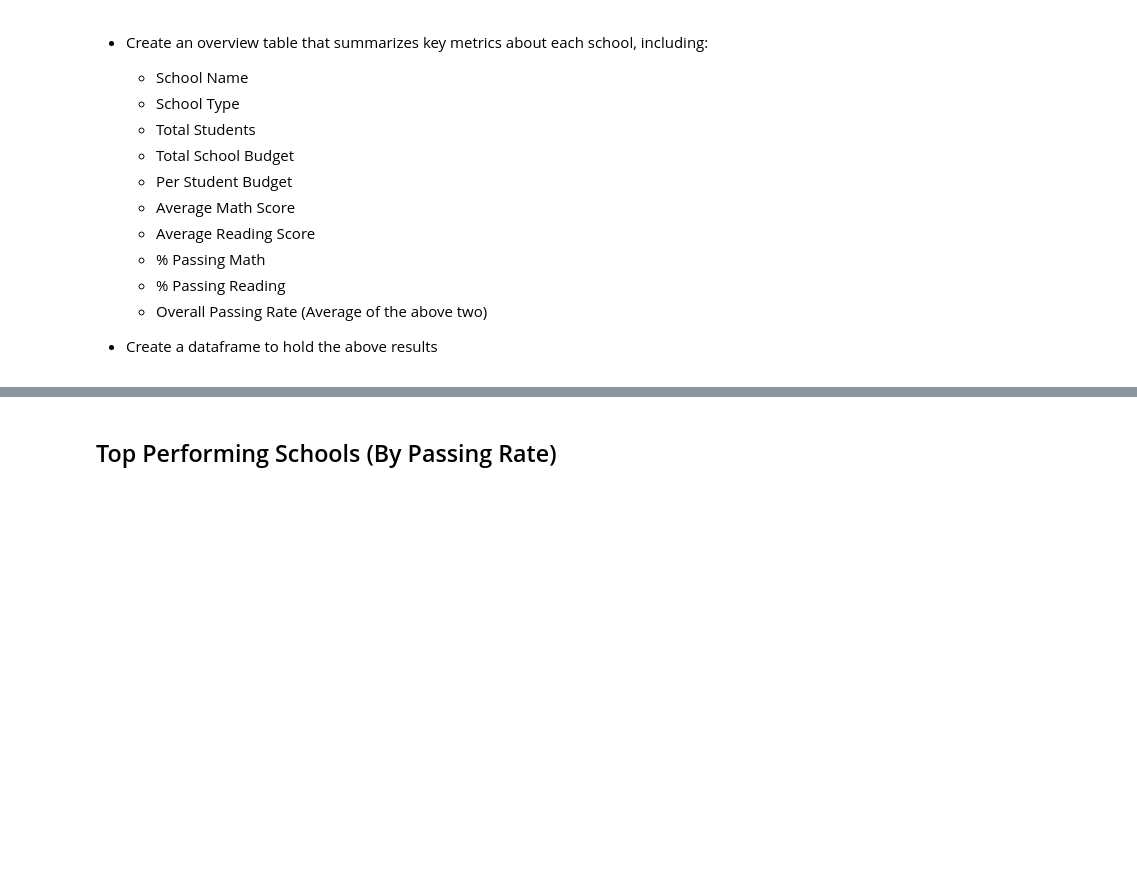
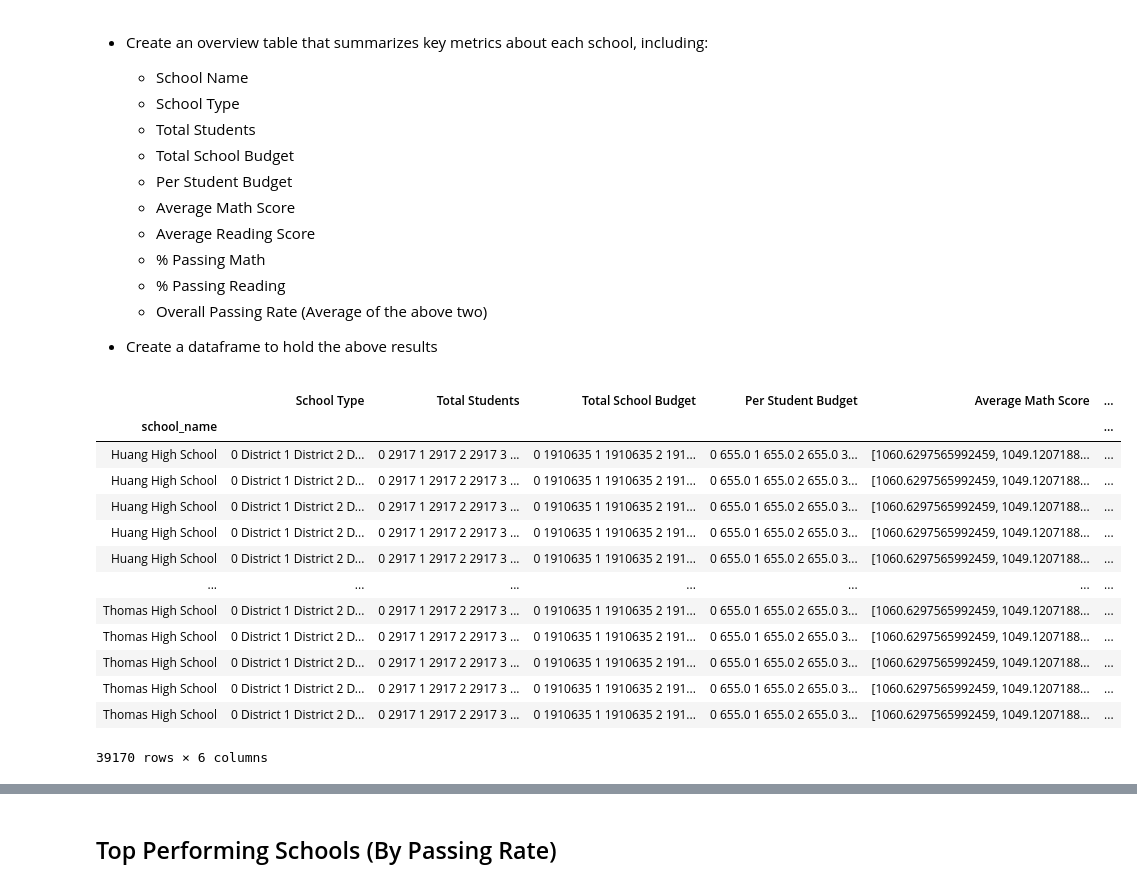
Before and after one commit to Bcliffwm/pandas-challenge, a Jupyter notebook: PyCitySchools/PyCitySchools_starter.ipynb, the cells around one changed output, grey strips where cells are left out. Cells and saved outputs as stored; diff of their text form; code cells hidden in the pictures; blank space fills up the shorter version.

Commit message:
Inserting overview table

```diff
--- a/PyCitySchools/PyCitySchools_starter.ipynb
+++ b/PyCitySchools/PyCitySchools_starter.ipynb
@@ -147,3 +147,32 @@ summary_df
   * Overall Passing Rate (Average of the above two)
 
 * Create a dataframe to hold the above results
+# %%
+# Creating overview table using "School_name" as the index
+school_df = pd.DataFrame({"School Type": [school_data_complete["type"]],
+                        "Total Students": [school_data_complete["size"]],
+                        "Total School Budget": [school_data_complete["budget"]],
+                        "Per Student Budget": [budget_per_student],
+                        "Average Math Score": [school_math],
+                        "Average Reading Score": [school_reading]},
+                         index= school_data_complete["school_name"],
+                         )
+
+
+school_df
+#PROBLEM - READING IN ARRAYS INTO EACH COLUMN; MUST FIND WAY TO HAVE THEM UNLIST
+# %% [output]
+|  | School Type | Total Students | Total School Budget | Per Student Budget | Average Math Score | ... |
+| school_name |  |  |  |  |  | ... |
+| Huang High School | 0 District 1 District 2 D... | 0 2917 1 2917 2 2917 3 ... | 0 1910635 1 1910635 2 191... | 0 655.0 1 655.0 2 655.0 3... | [1060.6297565992459, 1049.1207188... | ... |
+| Huang High School | 0 District 1 District 2 D... | 0 2917 1 2917 2 2917 3 ... | 0 1910635 1 1910635 2 191... | 0 655.0 1 655.0 2 655.0 3... | [1060.6297565992459, 1049.1207188... | ... |
+| Huang High School | 0 District 1 District 2 D... | 0 2917 1 2917 2 2917 3 ... | 0 1910635 1 1910635 2 191... | 0 655.0 1 655.0 2 655.0 3... | [1060.6297565992459, 1049.1207188... | ... |
+| Huang High School | 0 District 1 District 2 D... | 0 2917 1 2917 2 2917 3 ... | 0 1910635 1 1910635 2 191... | 0 655.0 1 655.0 2 655.0 3... | [1060.6297565992459, 1049.1207188... | ... |
+| Huang High School | 0 District 1 District 2 D... | 0 2917 1 2917 2 2917 3 ... | 0 1910635 1 1910635 2 191... | 0 655.0 1 655.0 2 655.0 3... | [1060.6297565992459, 1049.1207188... | ... |
+| ... | ... | ... | ... | ... | ... | ... |
+| Thomas High School | 0 District 1 District 2 D... | 0 2917 1 2917 2 2917 3 ... | 0 1910635 1 1910635 2 191... | 0 655.0 1 655.0 2 655.0 3... | [1060.6297565992459, 1049.1207188... | ... |
+| Thomas High School | 0 District 1 District 2 D... | 0 2917 1 2917 2 2917 3 ... | 0 1910635 1 1910635 2 191... | 0 655.0 1 655.0 2 655.0 3... | [1060.6297565992459, 1049.1207188... | ... |
+| Thomas High School | 0 District 1 District 2 D... | 0 2917 1 2917 2 2917 3 ... | 0 1910635 1 1910635 2 191... | 0 655.0 1 655.0 2 655.0 3... | [1060.6297565992459, 1049.1207188... | ... |
+| Thomas High School | 0 District 1 District 2 D... | 0 2917 1 2917 2 2917 3 ... | 0 1910635 1 1910635 2 191... | 0 655.0 1 655.0 2 655.0 3... | [1060.6297565992459, 1049.1207188... | ... |
+| Thomas High School | 0 District 1 District 2 D... | 0 2917 1 2917 2 2917 3 ... | 0 1910635 1 1910635 2 191... | 0 655.0 1 655.0 2 655.0 3... | [1060.6297565992459, 1049.1207188... | ... |
+39170 rows × 6 columns
```
Also changed, not shown: parts of 4 cells of this notebook.
